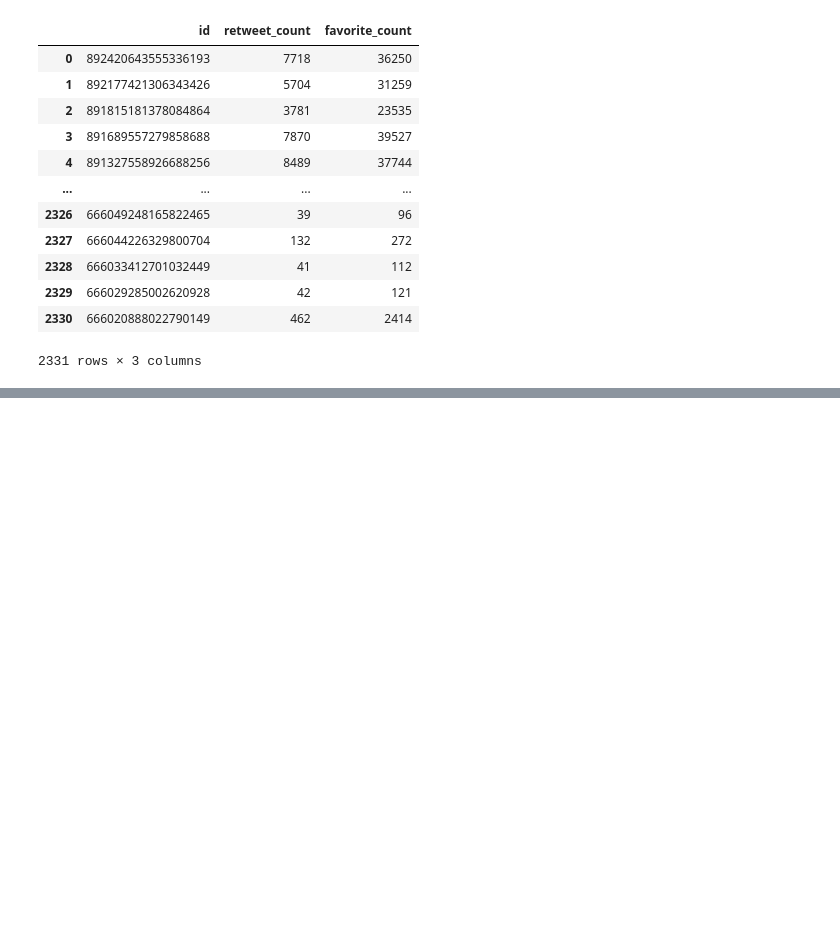
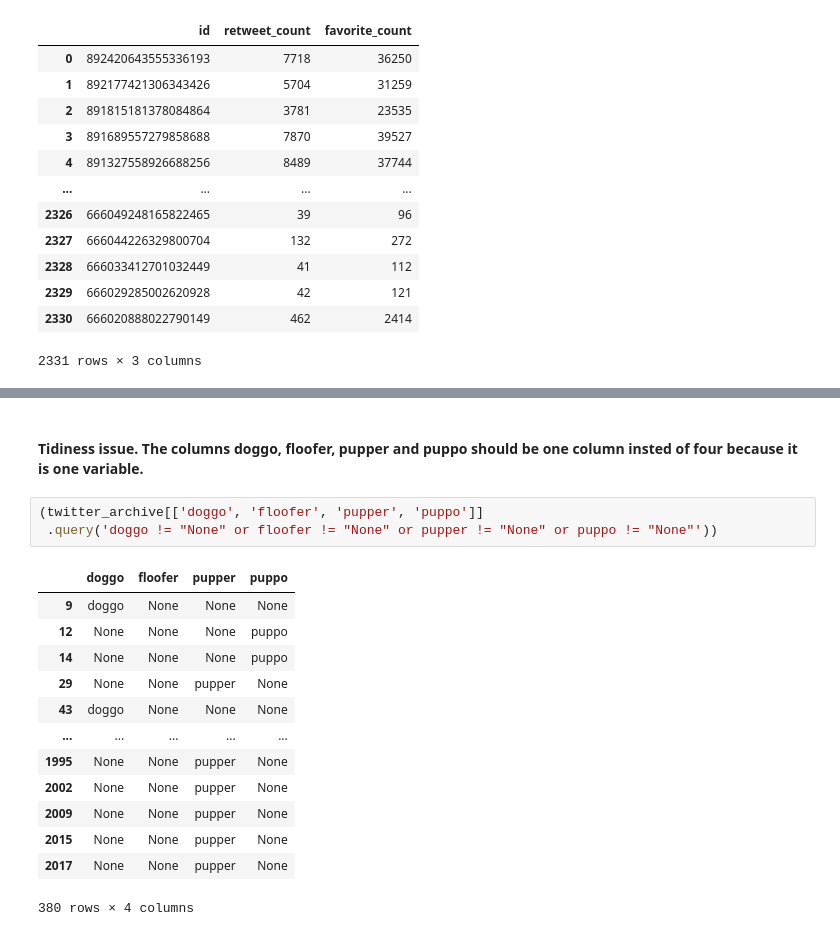
Before and after one commit to lizvqz/we_rate_dogs, a Jupyter notebook: wrangle_act.ipynb, the cells around one changed output, grey strips where cells are left out. Saved outputs shown, nothing was run; the diff lists cells and outputs as text; blank space fills up the shorter version.

Commit message:
feat: Complete the assesment of twitter_archive dataset

```diff
--- a/wrangle_act.ipynb
+++ b/wrangle_act.ipynb
@@ -186,0 +301,19 @@ tweet_details_df
+# %% [markdown]
+#### Tidiness issue. The columns doggo, floofer, pupper and puppo should be one column insted of four because it is one variable.
+# %%
+(twitter_archive[['doggo', 'floofer', 'pupper', 'puppo']]
+ .query('doggo != "None" or floofer != "None" or pupper != "None" or puppo != "None"'))
+# %% [output]
+|  | doggo | floofer | pupper | puppo |
+| 9 | doggo | None | None | None |
+| 12 | None | None | None | puppo |
+| 14 | None | None | None | puppo |
+| 29 | None | None | pupper | None |
+| 43 | doggo | None | None | None |
+| ... | ... | ... | ... | ... |
+| 1995 | None | None | pupper | None |
+| 2002 | None | None | pupper | None |
+| 2009 | None | None | pupper | None |
+| 2015 | None | None | pupper | None |
+| 2017 | None | None | pupper | None |
+380 rows × 4 columns
```
Also changed, not shown: parts of 21 cells of this notebook.
